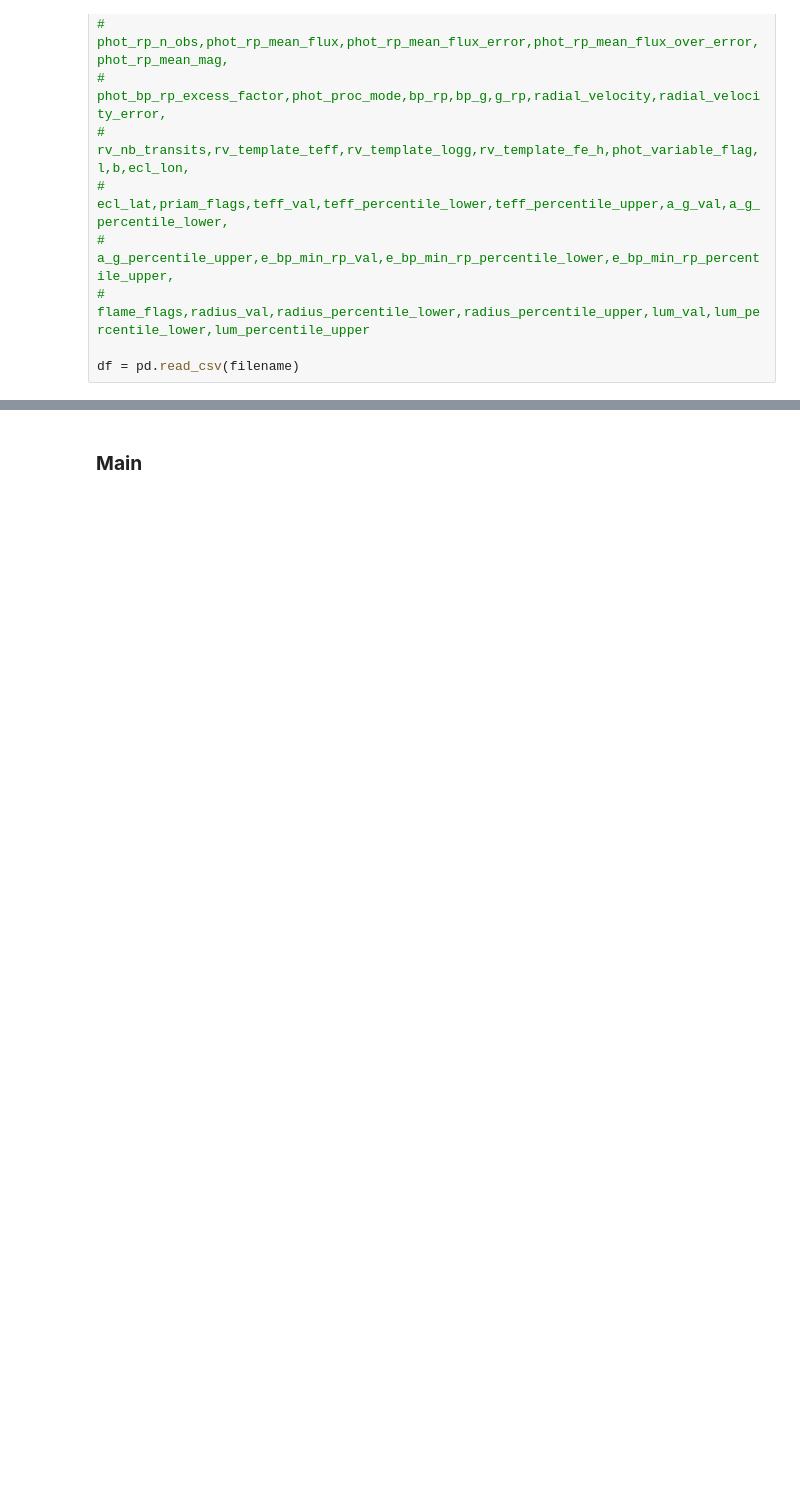
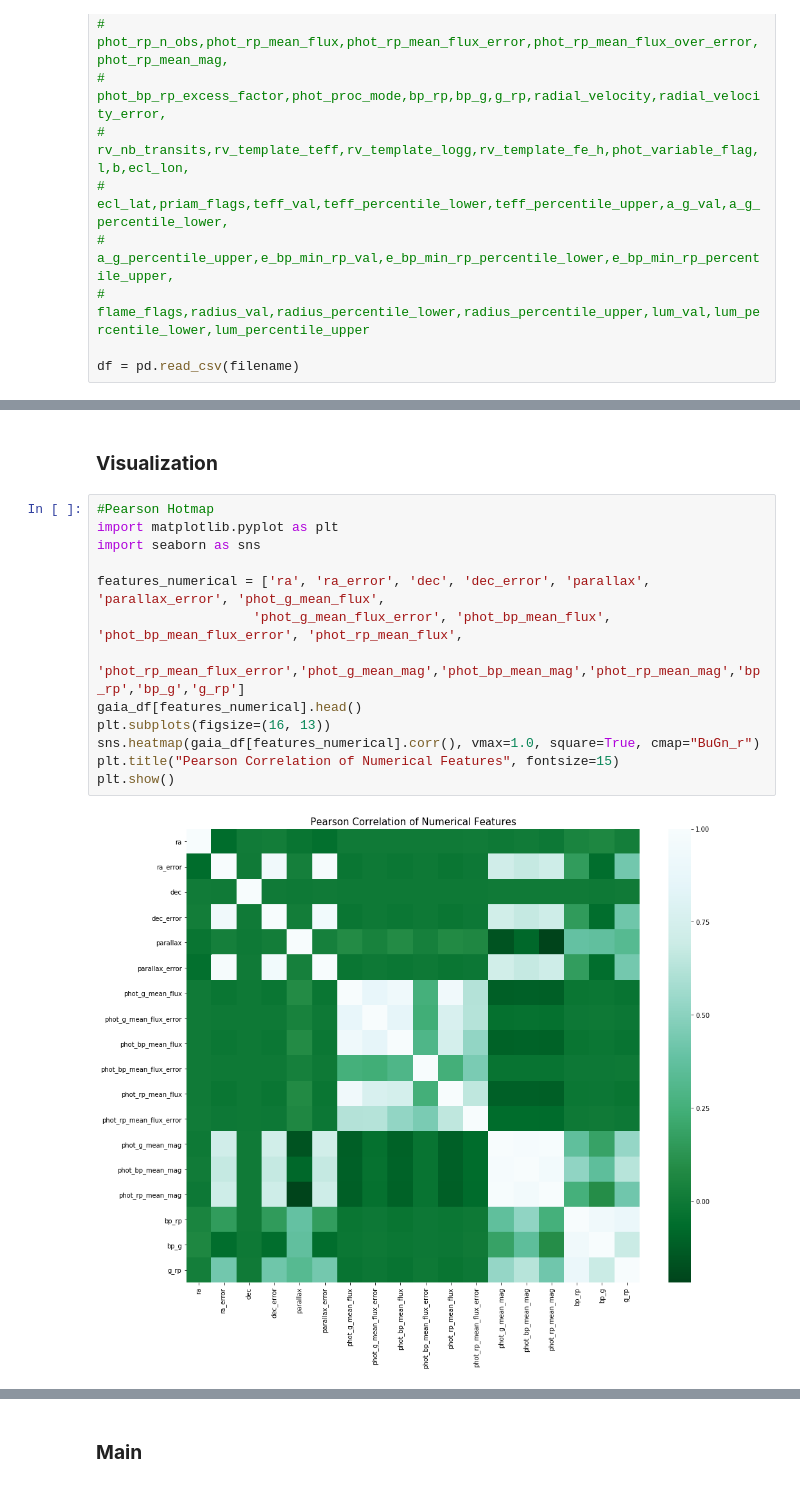
Before and after one commit to shuaigezhu/starDist, a Jupyter notebook: GaiaData.ipynb, the cells around one changed output, grey strips where cells are left out. Saved outputs shown, nothing was run; the diff lists cells and outputs as text; blank space fills up the shorter version.

Commit message:
add some visualization and evaluation

```diff
--- a/GaiaData.ipynb
+++ b/GaiaData.ipynb
@@ -589,0 +596,17 @@ gaia_df.head()
+# %% [markdown]
+### **Visualization**
+# %%
+#Pearson Hotmap
+import matplotlib.pyplot as plt
+import seaborn as sns
+
+features_numerical = ['ra', 'ra_error', 'dec', 'dec_error', 'parallax', 'parallax_error', 'phot_g_mean_flux',
+                    'phot_g_mean_flux_error', 'phot_bp_mean_flux', 'phot_bp_mean_flux_error', 'phot_rp_mean_flux',
+                     'phot_rp_mean_flux_error','phot_g_mean_mag','phot_bp_mean_mag','phot_rp_mean_mag','bp_rp','bp_g','g_rp']
+gaia_df[features_numerical].head()
+plt.subplots(figsize=(16, 13))
+sns.heatmap(gaia_df[features_numerical].corr(), vmax=1.0, square=True, cmap="BuGn_r")
+plt.title("Pearson Correlation of Numerical Features", fontsize=15)
+plt.show()
+# %% [output]
+[figure, added]
```
Also changed, not shown: parts of 16 cells of this notebook.
